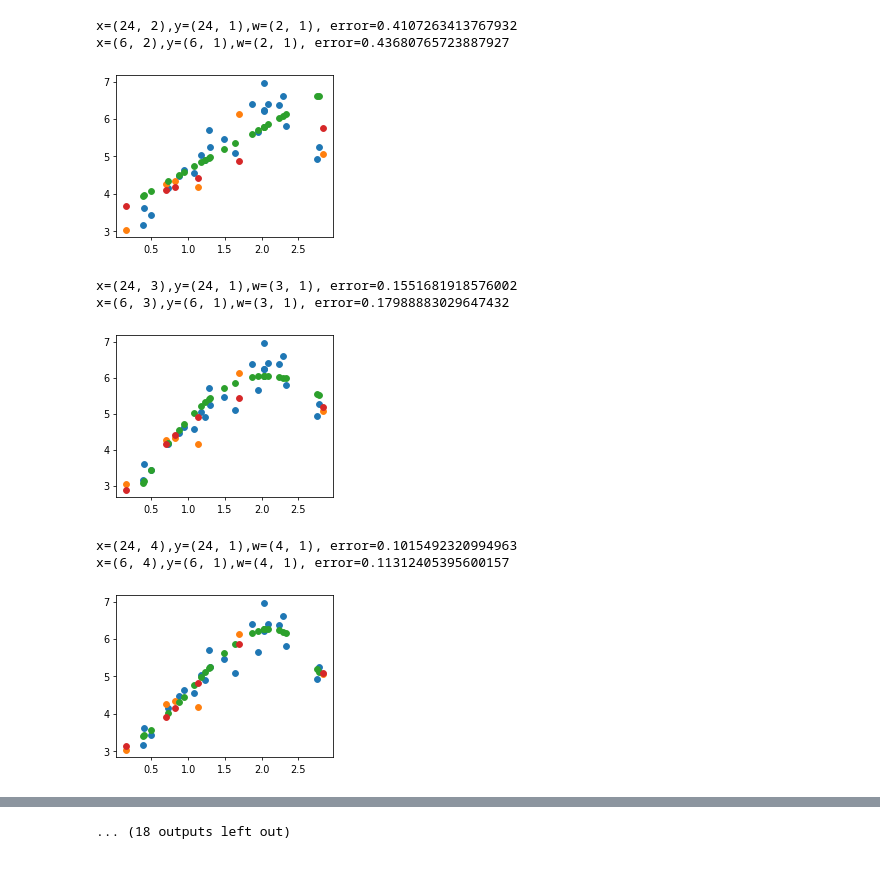
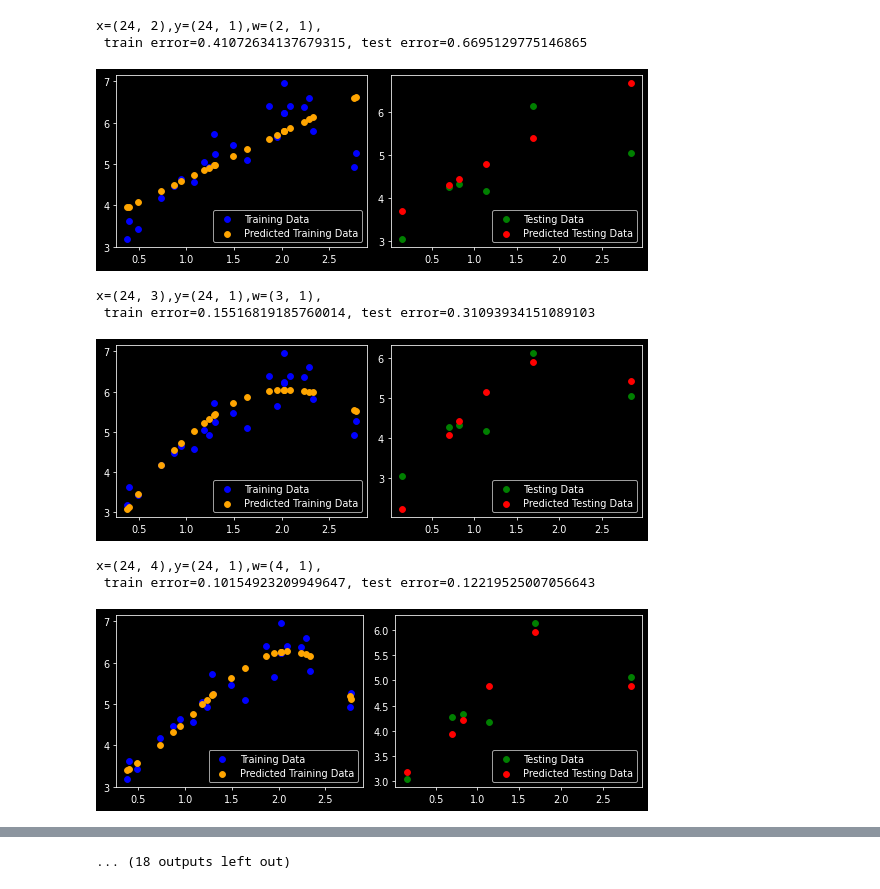
Before and after one commit to Shnku/mscode, a Jupyter notebook: linear_regg/linear_reg_visualize.ipynb, the cells around one changed output, grey strips where cells are left out. Cells and saved outputs as stored; diff of their text form; code cells hidden in the pictures.

Commit message:
linear regression manually vs sklearn visualize

```diff
--- a/linear_regg/linear_reg_visualize.ipynb
+++ b/linear_regg/linear_reg_visualize.ipynb
@@ -38,9 +52,10 @@ plt.scatter(X_test, y_test)
 # def add_dummy_feature(X):
 #     return np.c_[np.ones((X.shape[0], 1)), X]
 
+
 # Function for create polyomial of given drgree
 def make_polynomial(X, degree):
-    return np.power(X, np.arange(0, degree))
+    return np.power(X.reshape(-1, 1), np.arange(0, degree))
 # %%
 def calc_MSE(y, y_pred):
     return np.mean((y - y_pred) ** 2)
@@ -63,37 +95,74 @@ def run(X, y):
 # %%
 # Finally, plot the MSEs of train and test for varying degree of polynomial
-# --- Compute Train and Test Errors for models ranging from linear to a polynomial of degree 15
+# --- Compute Train and Test Errors for models ranging from linear to a polynomial of degree
 # --------------------------------------------------------------------
 # Lists to store MSEs for different polynomial degrees
 train_errors_mse = []
 test_errors_mse = []
 
 train_errors_mse.clear()
 test_errors_mse.clear()
+
 for degree in range(1, 16):
     X_poly = make_polynomial(X_train, degree + 1)
-    y_p, mse = run(X_poly, y_train)
+    y_p, W_vec, mse = train(X_poly, y_train)
     train_errors_mse.append(mse)
-
     X_poly_test = make_polynomial(X_test, degree + 1)
-    y_p_test, mse_test = run(X_poly_test, y_test)
+    y_p_test, mse_test = test(X_poly_test, y_test, W_vec)
     test_errors_mse.append(mse_test)
-
-    plt.figure(figsize=(4, 3), dpi=70)
-    plt.scatter(X_train, y_train)
-    plt.scatter(X_test, y_test)
-    plt.scatter(X_train, y_p)
-    plt.scatter(X_test, y_p_test)
+    # plotting
+    plt.figure(figsize=(8, 3), dpi=70)
+    plt.subplot(1, 2, 1)
+    plt.scatter(X_train, y_train, label="Training Data", color="blue")
+    # plt.plot(np.sort(X_train,axis=0)), sorted(y_p), label="Predicted Training Data", color="orange"
+    plt.scatter(X_train, y_p, label="Predicted Training Data", color="orange")
+    plt.legend()
+    plt.subplot(1, 2, 2)
+    plt.scatter(X_test, y_test, label="Testing Data", color="green")
+    # plt.plot(sorted(X_test), sorted(y_p_test), label="Prediced Test Data", color="red")
+    plt.scatter(X_test, y_p_test, label="Predicted Testing Data", color="red")
+    plt.tight_layout()
+    plt.legend()
     plt.show()
 
-# for degree in range(1, 16):
+    # # Plotting
+    # plt.figure(figsize=(8, 4), dpi=70)
+    # plt.subplot(1, 2, 1)
+    # plt.scatter(X_train, y_train, label="Training Data", color="blue")
+    # X_train_sorted = np.sort(X_train, axis=0)
+    # y_train_pred_sorted = model.predict(poly_features.transform(X_train_sorted))
+    # plt.plot(
+    #     X_train_sorted,
+    #     y_train_pred_sorted,
+    #     color="orange",
+    #     linewidth=2,
+    #     label=f"Predicted (Deg {degree})"
+    # )
+    # plt.title("Training Set")
+    # plt.legend()
+
+    # plt.subplot(1, 2, 2)
+    # plt.scatter(X_test, y_test, label="Testing Data", color="green")
+    # X_test_sorted = np.sort(X_test, axis=0)
+    # y_test_pred_sorted = model.predict(poly_features.transform(X_test_sorted))
+    # plt.plot(
+    #     X_test_sorted,
+    #     y_test_pred_sorted,
+    #     color="red",
+    #     linewidth=2,
+    #     label=f"Predicted (Deg {degree})"
+    # )
+    # plt.title("Test Set")
+    # plt.legend()
+    # plt.tight_layout()
+    # plt.show()
 # %% [output]
-x=(24, 2),y=(24, 1),w=(2, 1), error=0.4107263413767932
-x=(6, 2),y=(6, 1),w=(2, 1), error=0.43680765723887927
+x=(24, 2),y=(24, 1),w=(2, 1),
+ train error=0.41072634137679315, test error=0.6695129775146865
-[figure, old version]
+[figure, new version]
-x=(24, 3),y=(24, 1),w=(3, 1), error=0.1551681918576002
-x=(6, 3),y=(6, 1),w=(3, 1), error=0.17988883029647432
+x=(24, 3),y=(24, 1),w=(3, 1),
+ train error=0.15516819185760014, test error=0.31093934151089103
-[figure, old version]
+[figure, new version]
-x=(24, 4),y=(24, 1),w=(4, 1), error=0.1015492320994963
-x=(6, 4),y=(6, 1),w=(4, 1), error=0.11312405395600157
+x=(24, 4),y=(24, 1),w=(4, 1),
+ train error=0.10154923209949647, test error=0.12219525007056643
-[figure, old version]
+[figure, new version]
```
Also changed, not shown: parts of 16 cells of this notebook, 1 other file.
